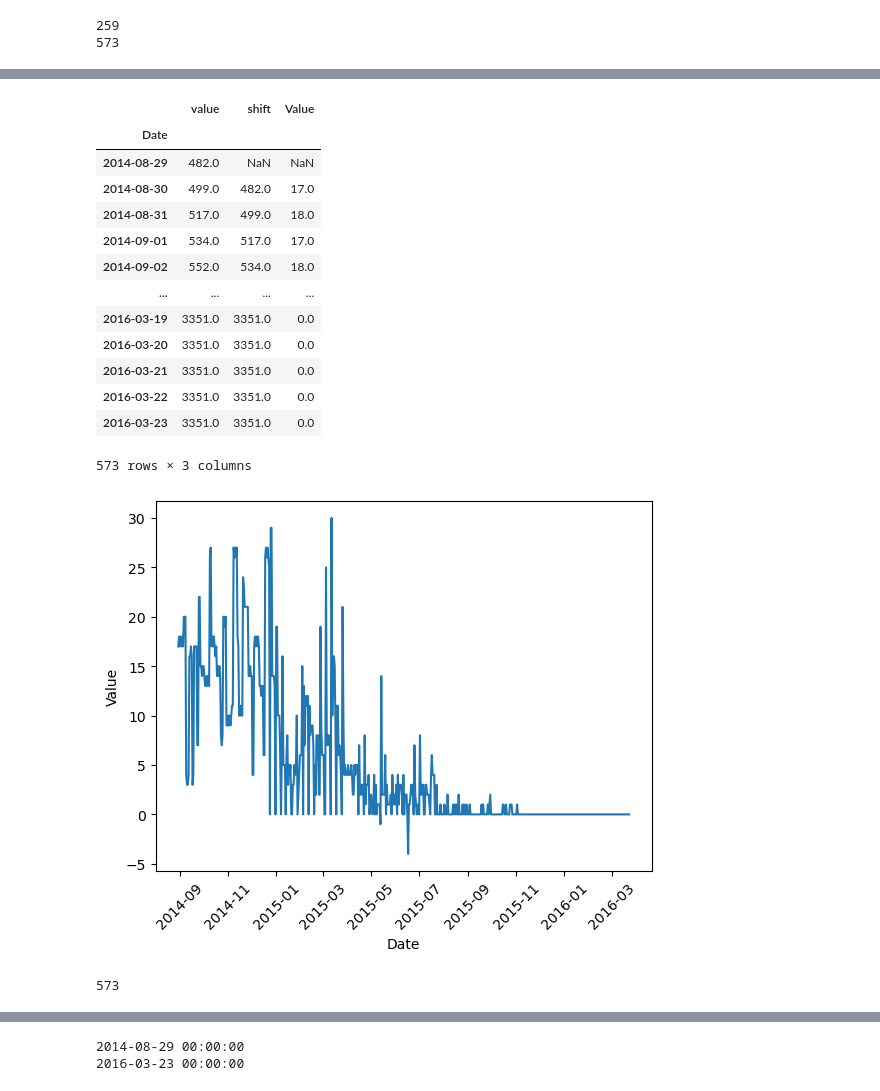
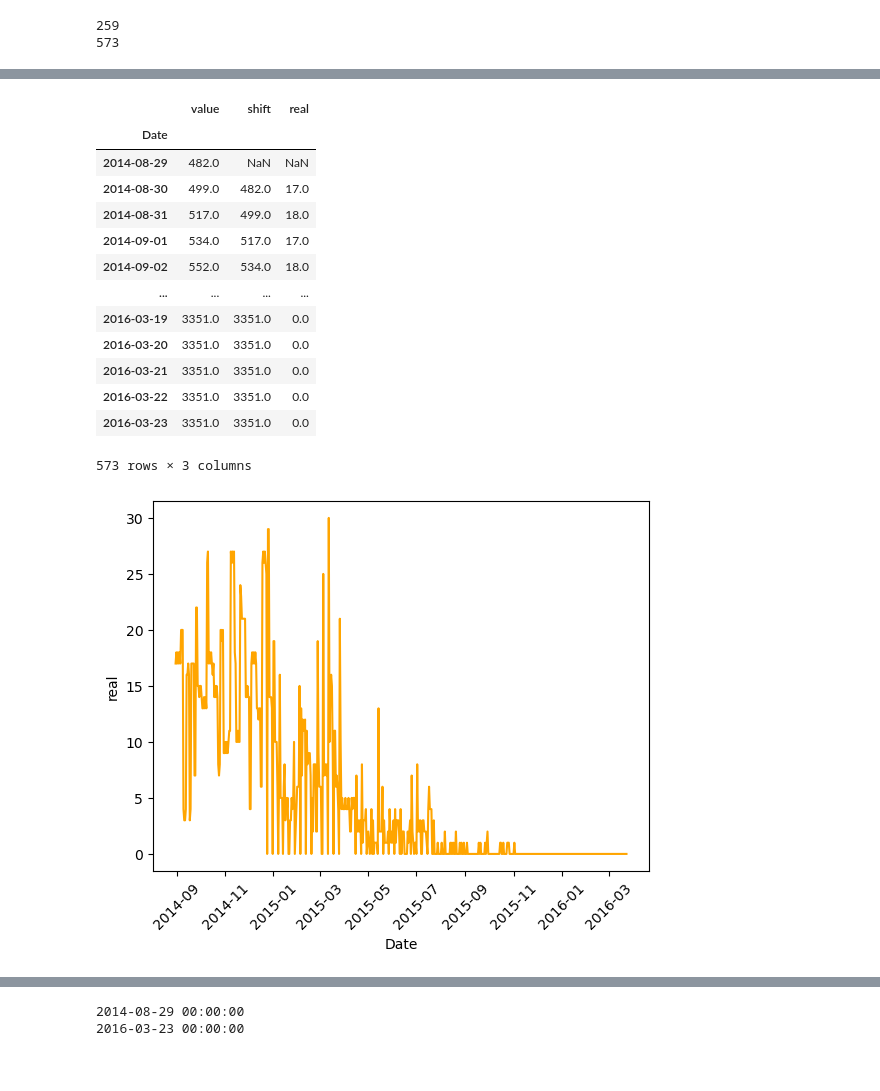
Before and after one commit to rzkynovan/tugas_tsdw, a Jupyter notebook: EDA.ipynb, the cells around one changed output, grey strips where cells are left out. Cells and saved outputs as stored; diff of their text form; code cells hidden in the pictures.

```diff
--- a/EDA.ipynb
+++ b/EDA.ipynb
@@ -199,6 +165,6 @@ df2_Guinea
 259 rows × 2 columns
 # %%
 df2_Guinea["shift"] = df2_Guinea["value"].shift()
-df2_Guinea["Value"] = df2_Guinea["value"] - df2_Guinea["shift"]
+df2_Guinea["real"] = df2_Guinea["value"] - df2_Guinea["shift"]
 df2_Guinea
 # %% [output]
@@ -222,2 +188,16 @@ df2_Guinea[df2_Guinea["Value"] < 0]
 | 7416 | 2015-05-13 | 3173.0 | 3174.0 | -1.0 |
 | 9110 | 2015-06-17 | 3245.0 | 3249.0 | -4.0 |
+# %%
+temp = np.array(df2_Guinea["value"])
+
+for i in range(len(temp) - 1):
+    if temp[i] >= temp[i+1]:
+        temp[i+1] = temp[i]
+    else:
+        pass
+
+df2_Guinea["value"] = temp
+# %%
+df2_Guinea["shift"] = df2_Guinea["value"].shift()
+df2_Guinea["real"] = df2_Guinea["value"] - df2_Guinea["shift"]
+df2_Guinea
@@ -285,9 +283,9 @@ plt.show()
 # %%
 df2_Guinea["shift"] = df2_Guinea["value"].shift()
-df2_Guinea["Value"] = df2_Guinea["value"] - df2_Guinea["shift"]
+df2_Guinea["real"] = df2_Guinea["value"] - df2_Guinea["shift"]
 df2_Guinea
 # %% [output]
-|  | value | shift | Value |
+|  | value | shift | real |
 | Date |  |  |  |
 | 2014-08-29 | 482.0 | NaN | NaN |
 | 2014-08-30 | 499.0 | 482.0 | 17.0 |
@@ -302,12 +300,8 @@ df2_Guinea
 | 2016-03-23 | 3351.0 | 3351.0 | 0.0 |
 573 rows × 3 columns
 # %%
-sns.lineplot(df2_Guinea["Value"])
+sns.lineplot(df2_Guinea["real"], color="orange")
 plt.xticks(rotation=45)
 plt.show()
 # %% [output]
-[figure, old version]
+[figure, new version]
-# %%
-len(df2_Guinea)
-# %% [output]
-573
```
Also changed, not shown: parts of 31 cells of this notebook.
